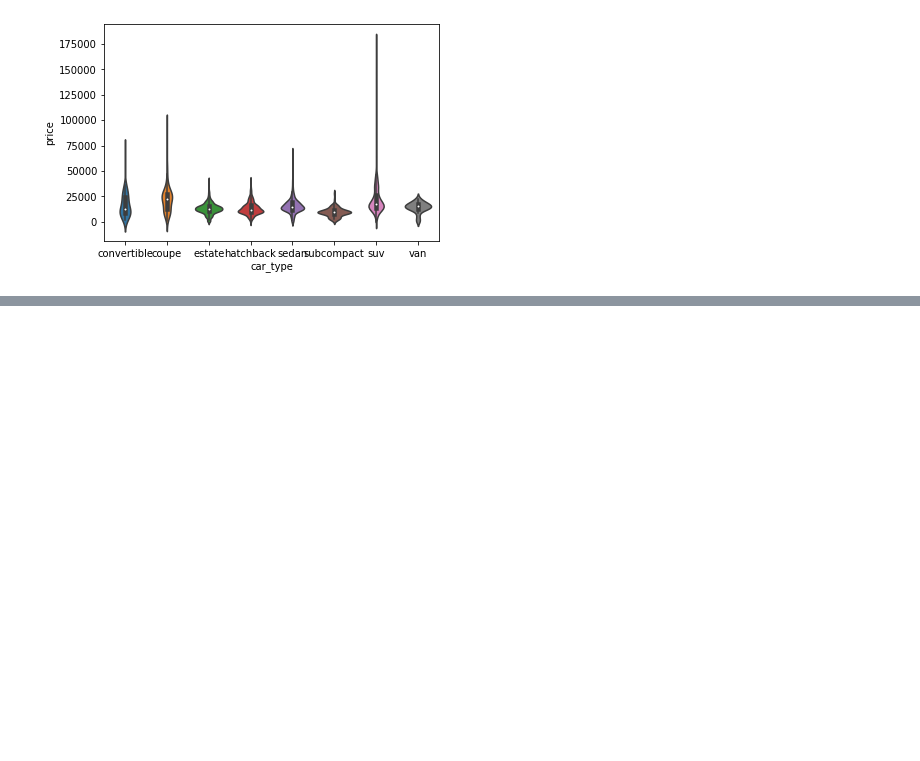
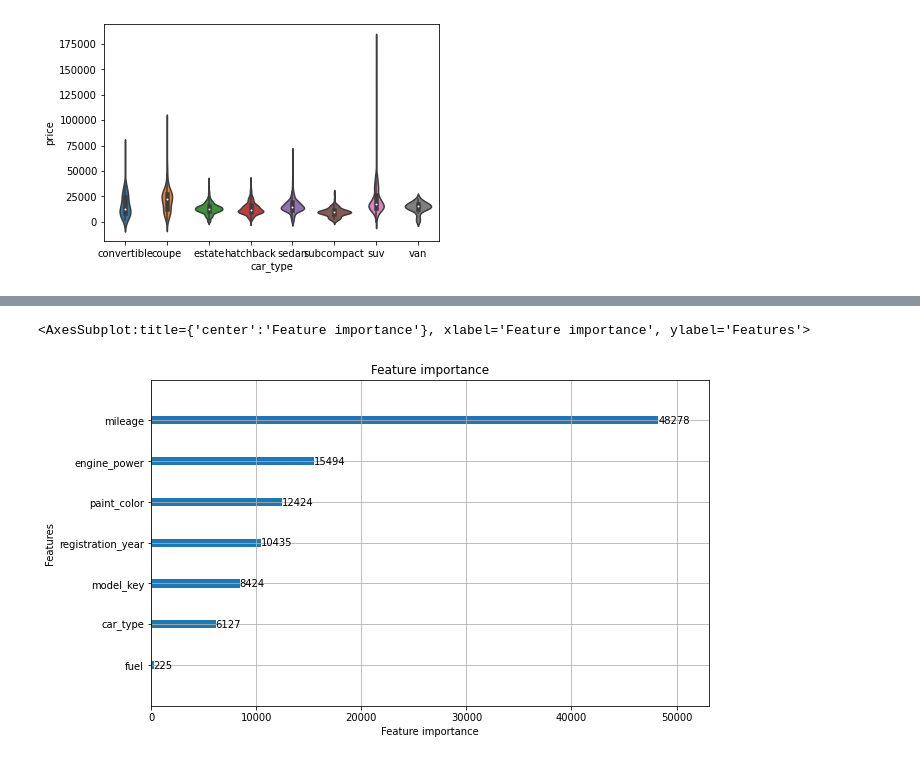
Before and after one commit to hideurface/Learned, a Jupyter notebook: Kaggle/DataSet/BMW_Price.ipynb, the cells around one changed output, grey strips where cells are left out. Cells and saved outputs as stored; diff of their text form; code cells hidden in the pictures; blank space fills up the shorter version.

```diff
--- a/Kaggle/DataSet/BMW_Price.ipynb
+++ b/Kaggle/DataSet/BMW_Price.ipynb
@@ -341,0 +449,6 @@ be set to `True`. Invalid columns:model_key, registration_year, fuel, paint_colo
+# %%
+fig, ax = plt.subplots(figsize=(10, 6))
+lightgbm.plot_importance(lgb, ax=ax)
+# %% [output]
+<AxesSubplot:title={'center':'Feature importance'}, xlabel='Feature importance', ylabel='Features'>
+[figure, added]
```
Also changed, not shown: parts of 25 cells of this notebook, 8 other files.
